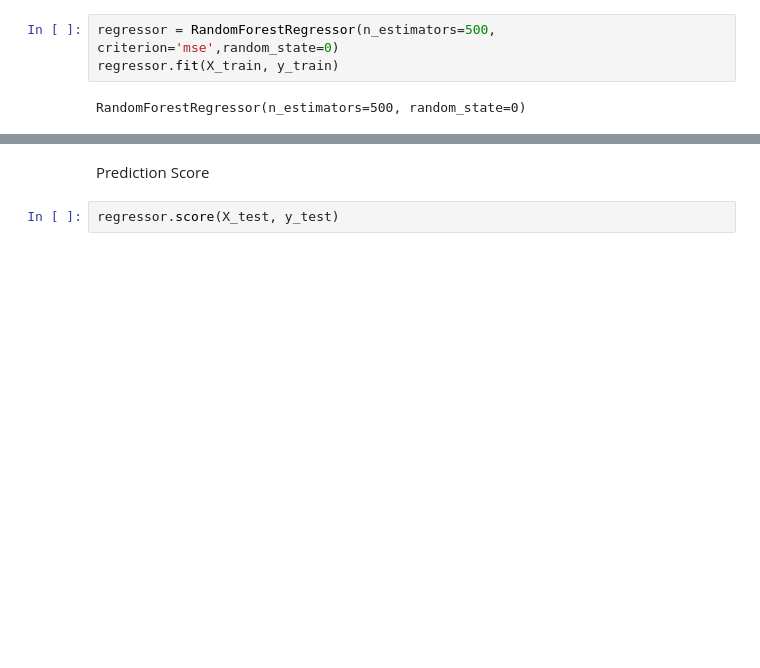
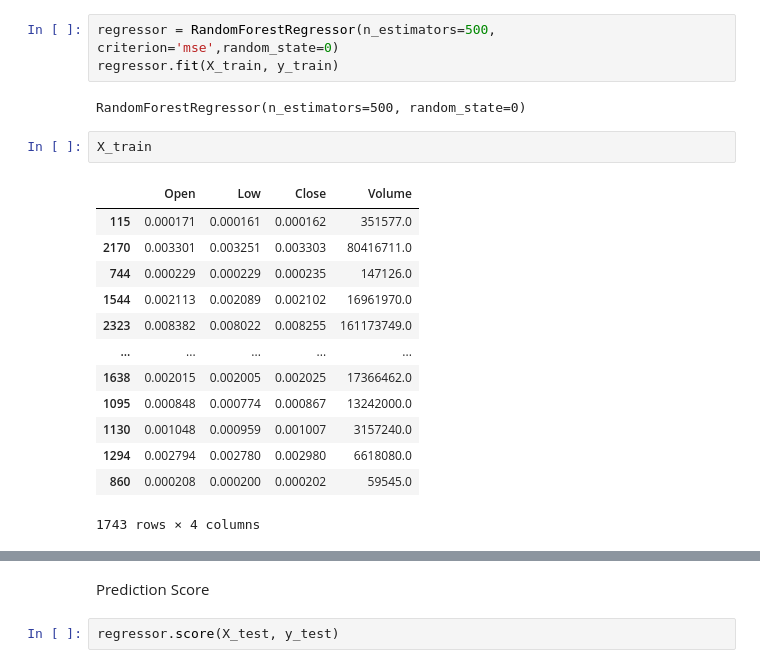
Before and after one commit to esjerome/forecasting, a Jupyter notebook: dogecoin/dogecoin-prediction-analysis-98.ipynb, the cells around one changed output, grey strips where cells are left out. Saved outputs shown, nothing was run; the diff lists cells and outputs as text; blank space fills up the shorter version.

```diff
--- a/dogecoin/dogecoin-prediction-analysis-98.ipynb
+++ b/dogecoin/dogecoin-prediction-analysis-98.ipynb
@@ -178,3 +186,19 @@ regressor = RandomForestRegressor(n_estimators=500, criterion='mse',random_state
 regressor.fit(X_train, y_train)
 # %% [output]
 RandomForestRegressor(n_estimators=500, random_state=0)
+# %%
+X_train
+# %% [output]
+|  | Open | Low | Close | Volume |
+| 115 | 0.000171 | 0.000161 | 0.000162 | 351577.0 |
+| 2170 | 0.003301 | 0.003251 | 0.003303 | 80416711.0 |
+| 744 | 0.000229 | 0.000229 | 0.000235 | 147126.0 |
+| 1544 | 0.002113 | 0.002089 | 0.002102 | 16961970.0 |
+| 2323 | 0.008382 | 0.008022 | 0.008255 | 161173749.0 |
+| ... | ... | ... | ... | ... |
+| 1638 | 0.002015 | 0.002005 | 0.002025 | 17366462.0 |
+| 1095 | 0.000848 | 0.000774 | 0.000867 | 13242000.0 |
+| 1130 | 0.001048 | 0.000959 | 0.001007 | 3157240.0 |
+| 1294 | 0.002794 | 0.002780 | 0.002980 | 6618080.0 |
+| 860 | 0.000208 | 0.000200 | 0.000202 | 59545.0 |
+1743 rows × 4 columns
```
Also changed, not shown: parts of 3 cells of this notebook, 1 other file.
